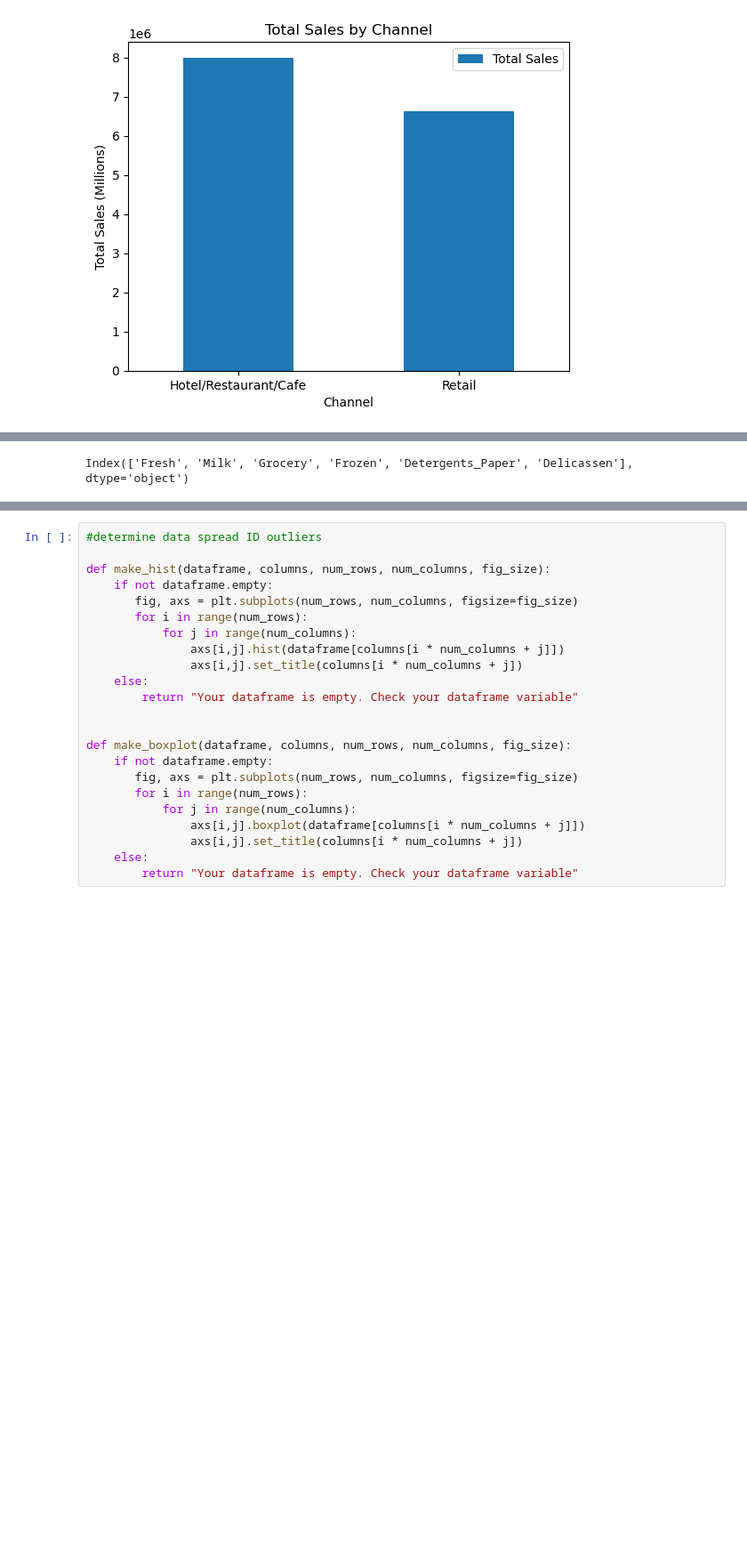
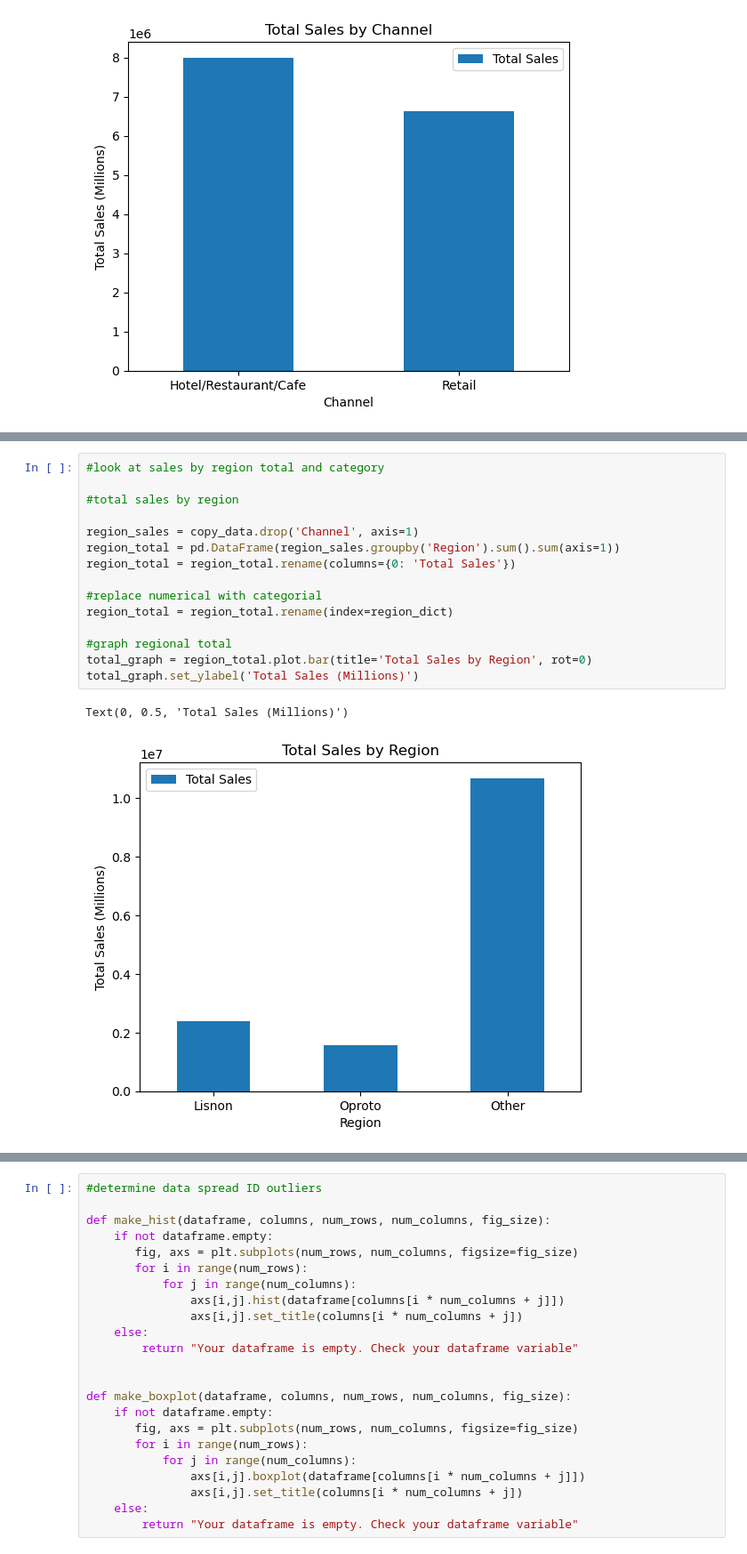
Before and after one commit to SBangarh/ml-project-unsupervised-learning, a Jupyter notebook: Unsupervised Learning - Project.ipynb, the cells around one changed output, grey strips where cells are left out. Shown at 89% size. Drawn from its saved outputs; the diff is of its cells as text; blank space fills up the shorter version.

```diff
--- a/Unsupervised Learning - Project.ipynb
+++ b/Unsupervised Learning - Project.ipynb
@@ -247,3 +254,18 @@ regions.plot.bar('Region', 'Count', rot=0)
 # %%
+#look at sales by region total and category
+
+#total sales by region
+
+region_sales = copy_data.drop('Channel', axis=1)
+region_total = pd.DataFrame(region_sales.groupby('Region').sum().sum(axis=1))
+region_total = region_total.rename(columns={0: 'Total Sales'})
+
+#replace numerical with categorial
+region_total = region_total.rename(index=region_dict)
+
+#graph regional total
+total_graph = region_total.plot.bar(title='Total Sales by Region', rot=0)
+total_graph.set_ylabel('Total Sales (Millions)')
 # %% [output]
-Index(['Fresh', 'Milk', 'Grocery', 'Frozen', 'Detergents_Paper', 'Delicassen'], dtype='object')
+Text(0, 0.5, 'Total Sales (Millions)')
+[figure, added]
```
Also changed, not shown: parts of 5 cells of this notebook.
